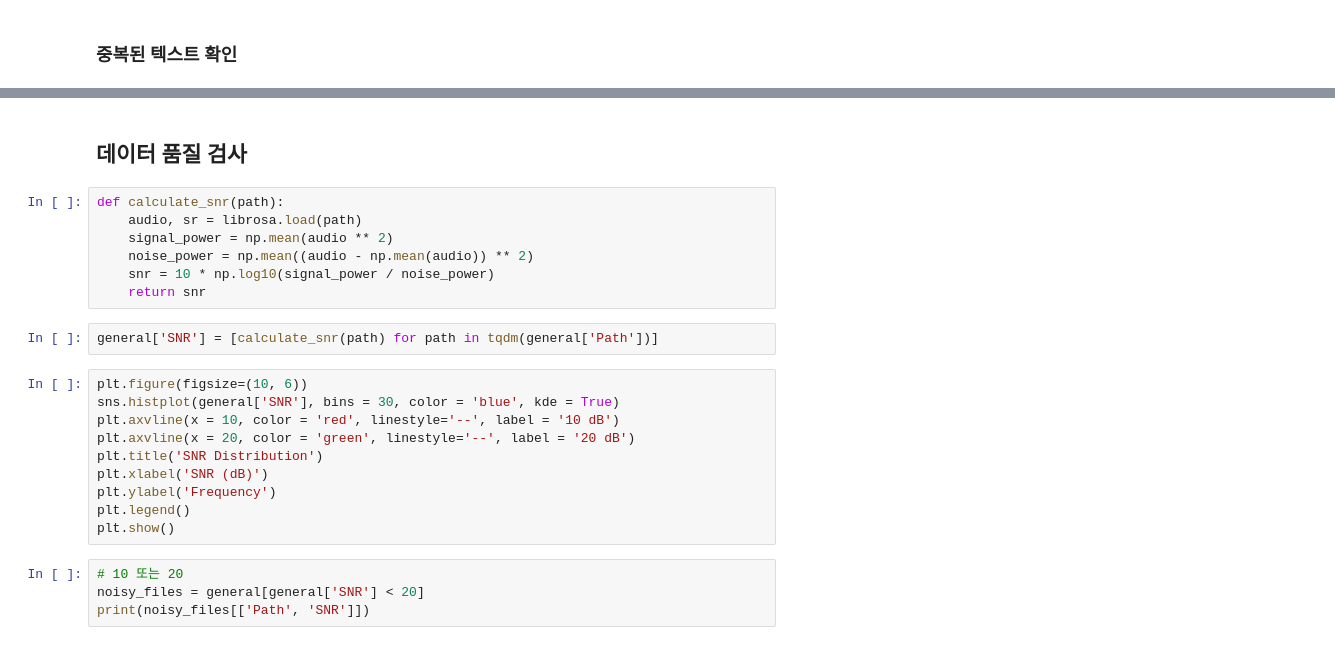
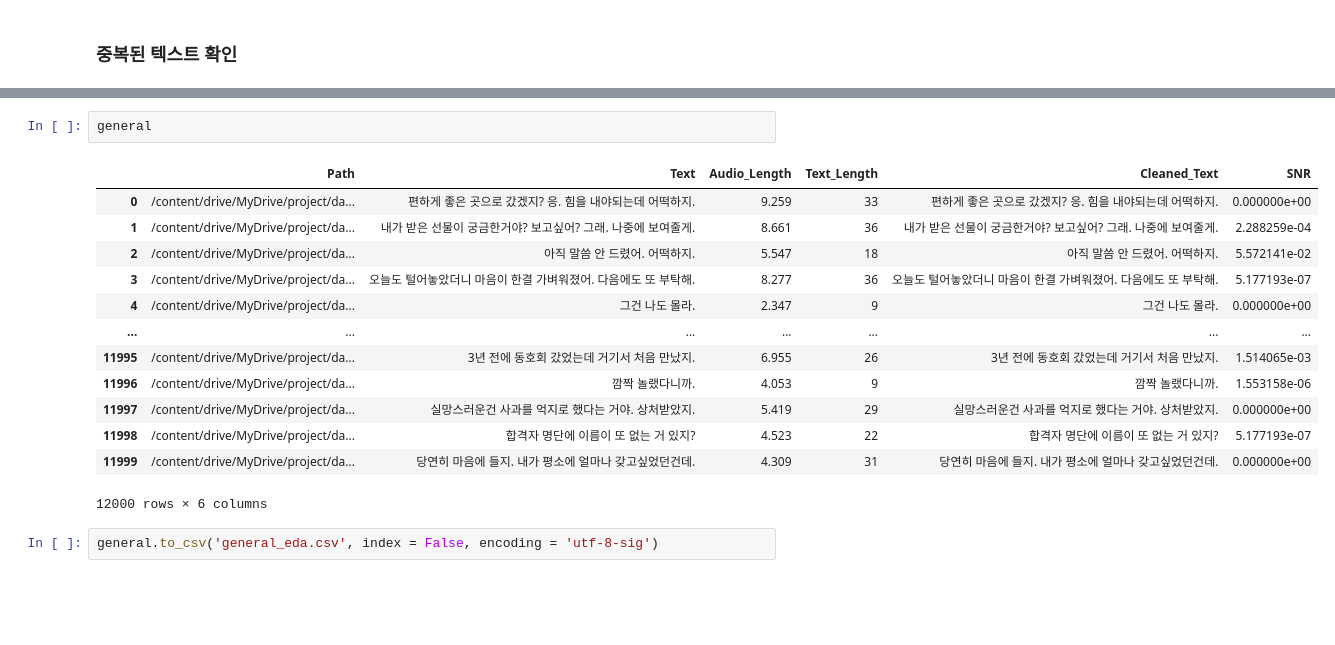
Before and after one commit to Yewon9/STT, a Jupyter notebook: EDA_Analysis.ipynb, the cells around one changed output, grey strips where cells are left out. Saved outputs shown, nothing was run; the diff lists cells and outputs as text; blank space fills up the shorter version.

```diff
--- a/EDA_Analysis.ipynb
+++ b/EDA_Analysis.ipynb
@@ -114,25 +158,18 @@ print(general[['Text', 'Cleaned_Text']].head())
-# %% [markdown]
-## 데이터 품질 검사
-# %%
-def calculate_snr(path):
-    audio, sr = librosa.load(path)
-    signal_power = np.mean(audio ** 2)
-    noise_power = np.mean((audio - np.mean(audio)) ** 2)
-    snr = 10 * np.log10(signal_power / noise_power)
-    return snr
-# %%
-general['SNR'] = [calculate_snr(path) for path in tqdm(general['Path'])]
-# %%
-plt.figure(figsize=(10, 6))
-sns.histplot(general['SNR'], bins = 30, color = 'blue', kde = True)
-plt.axvline(x = 10, color = 'red', linestyle='--', label = '10 dB')
-plt.axvline(x = 20, color = 'green', linestyle='--', label = '20 dB')
-plt.title('SNR Distribution')
-plt.xlabel('SNR (dB)')
-plt.ylabel('Frequency')
-plt.legend()
-plt.show()
-# %%
-# 10 또는 20
-noisy_files = general[general['SNR'] < 20]
-print(noisy_files[['Path', 'SNR']])
+# %%
+general
+# %% [output]
+|  | Path | Text | Audio_Length | Text_Length | Cleaned_Text | SNR |
+| 0 | /content/drive/MyDrive/project/da... | 편하게 좋은 곳으로 갔겠지? 응. 힘을 내야되는데 어떡하지. | 9.259 | 33 | 편하게 좋은 곳으로 갔겠지? 응. 힘을 내야되는데 어떡하지. | 0.000000e+00 |
+| 1 | /content/drive/MyDrive/project/da... | 내가 받은 선물이 궁금한거야? 보고싶어? 그래. 나중에 보여줄게. | 8.661 | 36 | 내가 받은 선물이 궁금한거야? 보고싶어? 그래. 나중에 보여줄게. | 2.288259e-04 |
+| 2 | /content/drive/MyDrive/project/da... | 아직 말씀 안 드렸어. 어떡하지. | 5.547 | 18 | 아직 말씀 안 드렸어. 어떡하지. | 5.572141e-02 |
+| 3 | /content/drive/MyDrive/project/da... | 오늘도 털어놓았더니 마음이 한결 가벼워졌어. 다음에도 또 부탁해. | 8.277 | 36 | 오늘도 털어놓았더니 마음이 한결 가벼워졌어. 다음에도 또 부탁해. | 5.177193e-07 |
+| 4 | /content/drive/MyDrive/project/da... | 그건 나도 몰라. | 2.347 | 9 | 그건 나도 몰라. | 0.000000e+00 |
+| ... | ... | ... | ... | ... | ... | ... |
+| 11995 | /content/drive/MyDrive/project/da... | 3년 전에 동호회 갔었는데 거기서 처음 만났지. | 6.955 | 26 | 3년 전에 동호회 갔었는데 거기서 처음 만났지. | 1.514065e-03 |
+| 11996 | /content/drive/MyDrive/project/da... | 깜짝 놀랬다니까. | 4.053 | 9 | 깜짝 놀랬다니까. | 1.553158e-06 |
+| 11997 | /content/drive/MyDrive/project/da... | 실망스러운건 사과를 억지로 했다는 거야. 상처받았지. | 5.419 | 29 | 실망스러운건 사과를 억지로 했다는 거야. 상처받았지. | 0.000000e+00 |
+| 11998 | /content/drive/MyDrive/project/da... | 합격자 명단에 이름이 또 없는 거 있지? | 4.523 | 22 | 합격자 명단에 이름이 또 없는 거 있지? | 5.177193e-07 |
+| 11999 | /content/drive/MyDrive/project/da... | 당연히 마음에 들지. 내가 평소에 얼마나 갖고싶었던건데. | 4.309 | 31 | 당연히 마음에 들지. 내가 평소에 얼마나 갖고싶었던건데. | 0.000000e+00 |
+12000 rows × 6 columns
+# %%
+general.to_csv('general_eda.csv', index = False, encoding = 'utf-8-sig')
```
Also changed, not shown: parts of 20 cells of this notebook.
